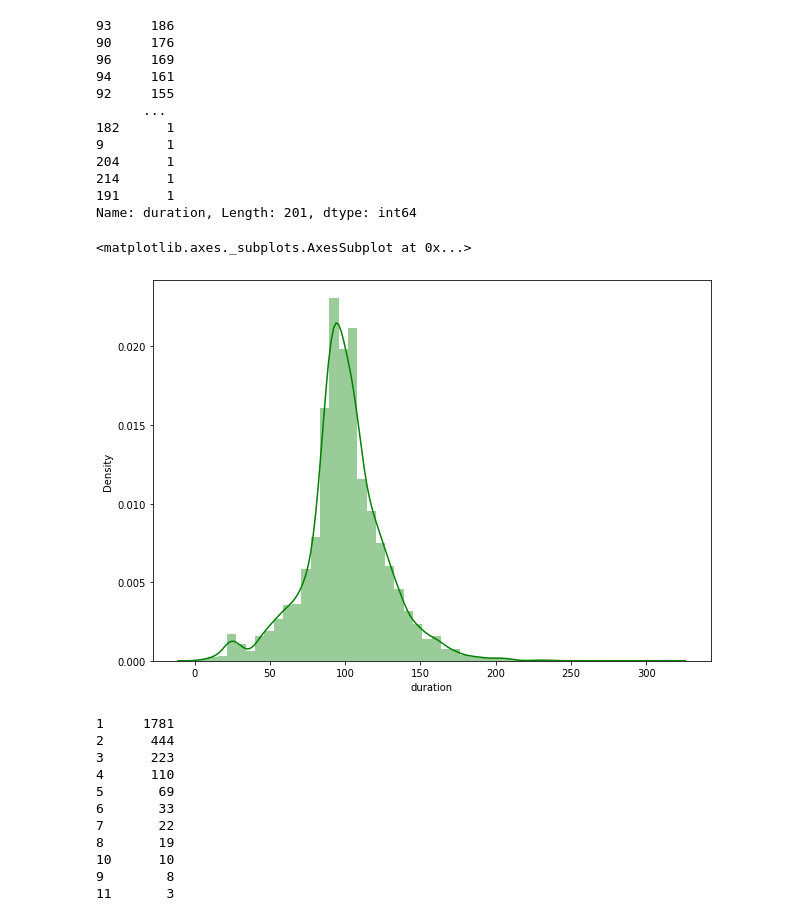
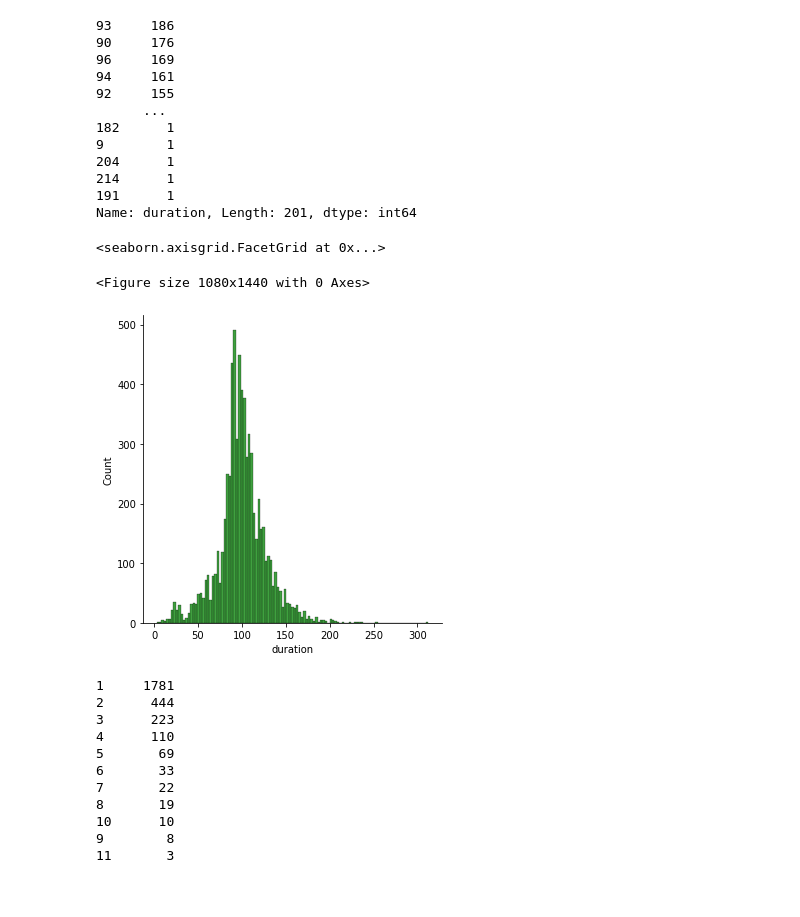
Before and after one commit to gauriagarwal18/NETFLIX_MOVIES_AND_TV_SHOWS_CLUSTERING, a Jupyter notebook: Netflix_Movies_And_Tv_Shows_Clustering_.ipynb, the cells around one changed output. Saved outputs shown, nothing was run; the diff lists cells and outputs as text; code cells hidden in the pictures; blank space fills up the shorter version.

```diff
--- a/Netflix_Movies_And_Tv_Shows_Clustering_.ipynb
+++ b/Netflix_Movies_And_Tv_Shows_Clustering_.ipynb
@@ -687,6 +687,8 @@ len(country_count[country_count<10].index)
 country_feature={ (x):(x if country_count[x]>=10 else "others117") for x in country_names }
 # %%
 netflix['country'] = netflix['country'].replace(country_feature)
+# %%
+netflix['country']=[text.strip() for text in netflix["country"]] #"".join((text.strip()).split()))
 # %% [markdown]
 ###Duration
 # %%
@@ -744,12 +746,13 @@ netflix[netflix["type"]=="Movie"]["duration"].value_counts()
 Name: duration, Length: 201, dtype: int64
 # %%
 import seaborn as sns
-fig = plt.figure(figsize=(10,7))
-sns.distplot(netflix[netflix["type"]=="Movie"]["duration"], color = 'g')
+fig = plt.figure(figsize=(15,20))
+sns.displot(netflix[netflix["type"]=="Movie"]["duration"], color = 'g')
 #we can have a look that distribution of durtion of movies is a normal distribution.
 # %% [output]
-<matplotlib.axes._subplots.AxesSubplot at 0x...>
+<seaborn.axisgrid.FacetGrid at 0x...>
+<Figure size 1080x1440 with 0 Axes>
-[figure, old version]
+[figure, new version]
 # %%
 print(netflix[netflix["type"]=="TV Show"]["duration"].value_counts())
 fig = plt.figure(figsize=(10,7))
```
Also changed, not shown: parts of 11 cells of this notebook.
